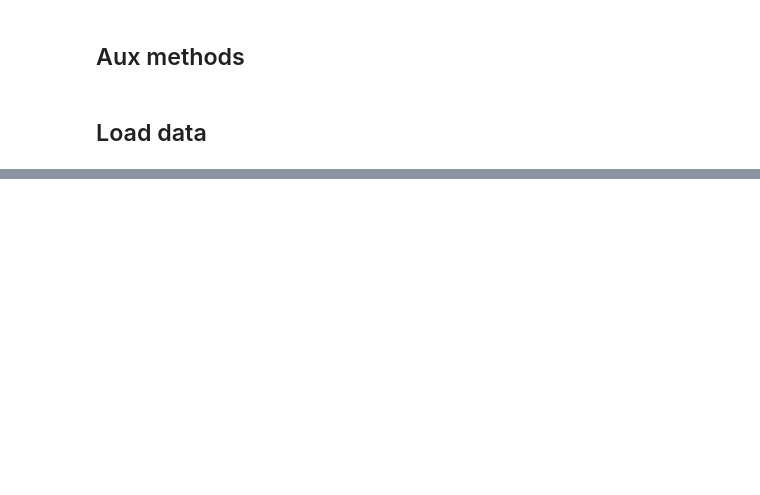
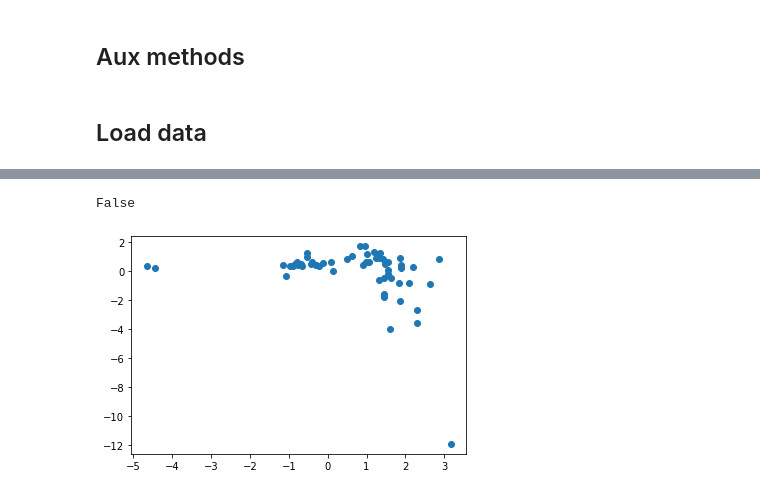
Before and after one commit to SergioAlvarezB/calibration-normalizing-flows, a Jupyter notebook: notebooks/Gaussianization-Pablo2.ipynb, the cells around one changed output, grey strips where cells are left out. Saved outputs shown, nothing was run; the diff lists cells and outputs as text; code cells hidden in the pictures; blank space fills up the shorter version.

```diff
--- a/notebooks/Gaussianization-Pablo2.ipynb
+++ b/notebooks/Gaussianization-Pablo2.ipynb
@@ -191,0 +224,9 @@ train.std()
+# %%
+np.isnan(np.sum(mat_test_g[central, ciclo]))
+# %% [output]
+False
+# %%
+plt.scatter(mat_test_g[0, 0][:, 3], mat_test_g[0, 0][:, 5])
+plt.show()
+# %% [output]
+[figure, added]
```
Also changed, not shown: parts of 7 cells of this notebook, 2 other files.
